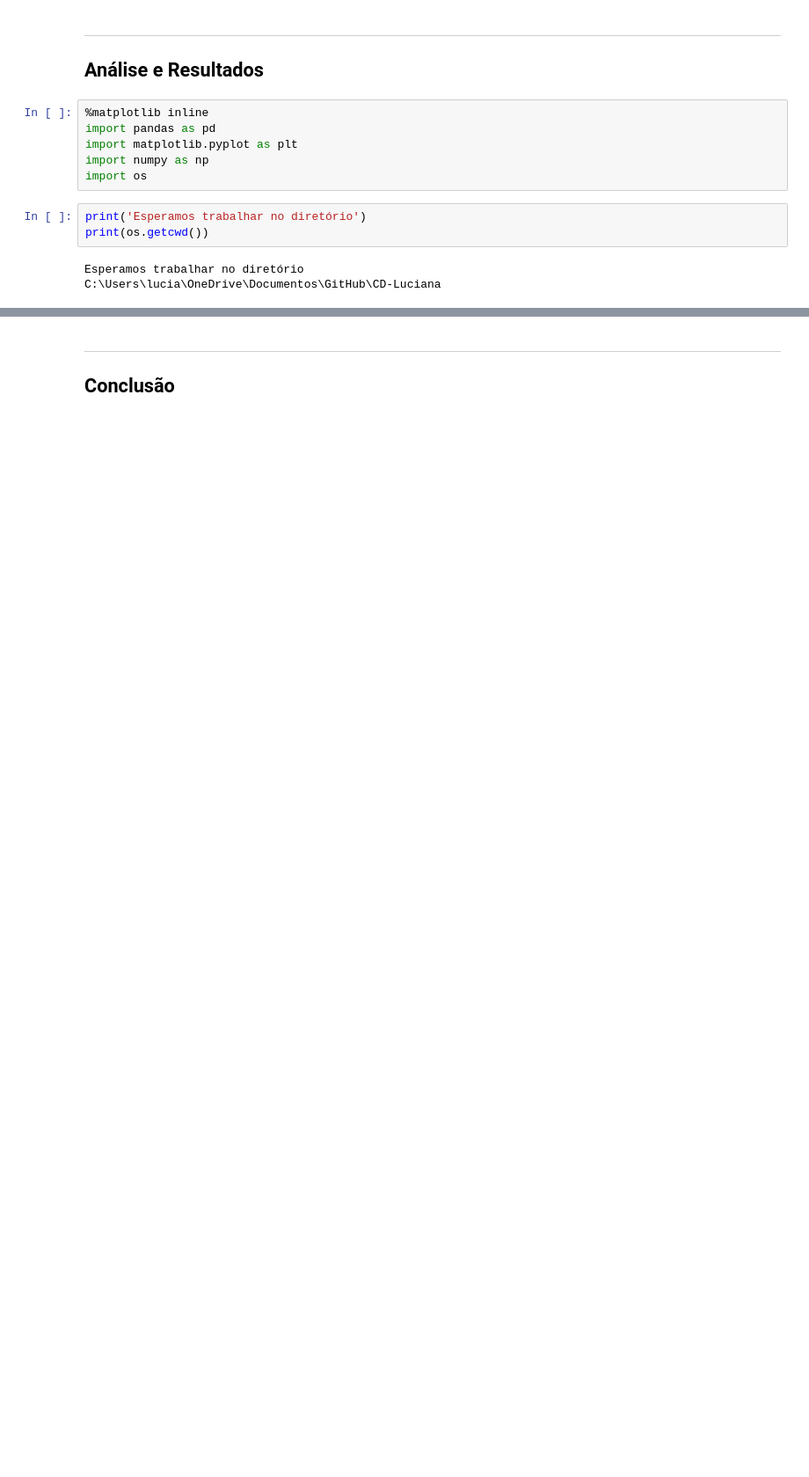
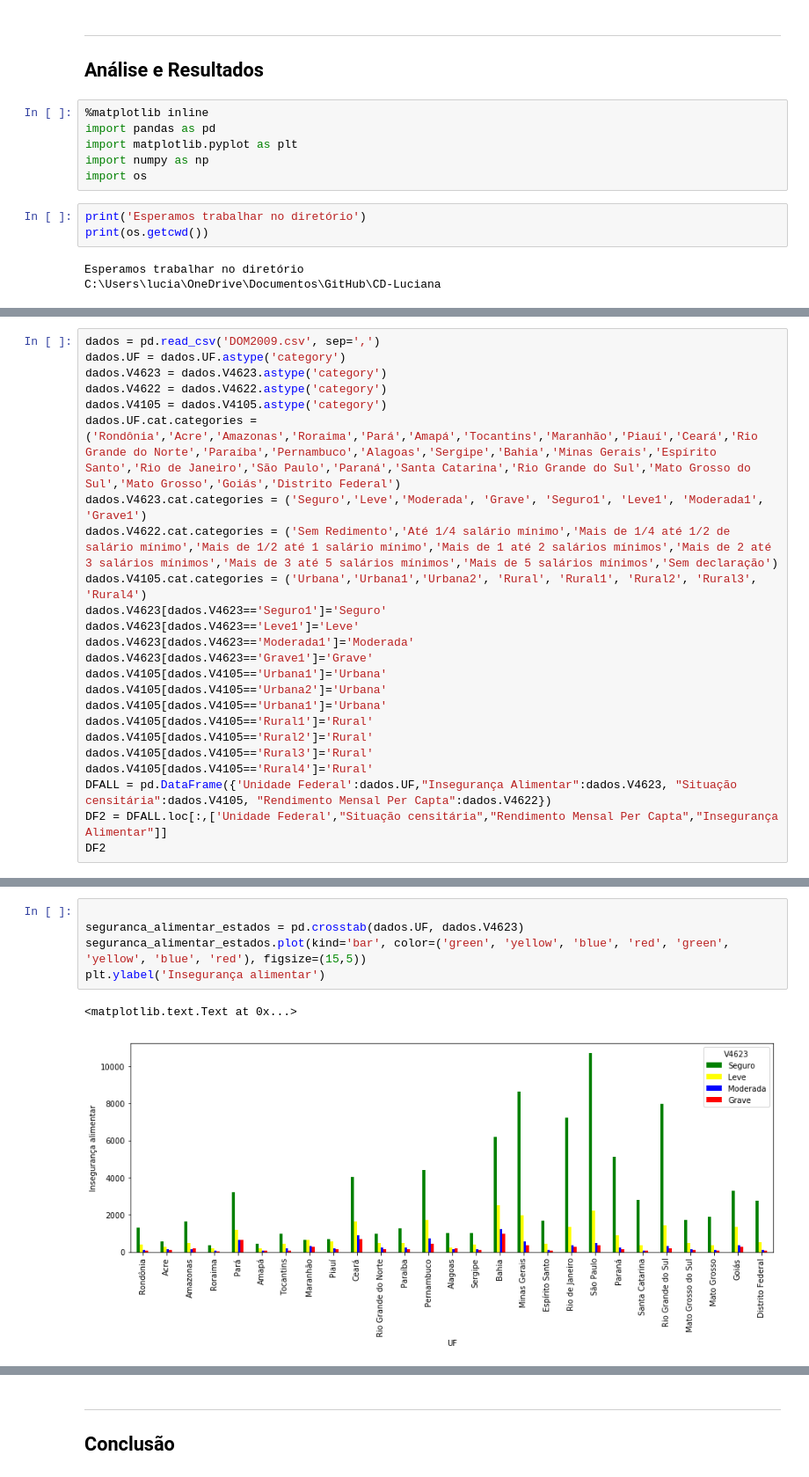
Before and after one commit to Lucianacadef/CD-Luciana, a Jupyter notebook: Projeto1 Layout.ipynb, the cells around one changed output, grey strips where cells are left out. Shown at 88% size. Drawn from its saved outputs; the diff is of its cells as text; blank space fills up the shorter version.

Commit message:
Add files via upload
Finalização do projeto: últimos gráficos, explicações e conclusão. Obs: meu arquivo do Projeto1 de Ciência dos Dados em csv não carregou no git pois foi considerado muito grande.

```diff
--- a/Projeto1 Layout.ipynb
+++ b/Projeto1 Layout.ipynb
@@ -54,0 +28,24 @@ dados_resumidos
+# %%
+dados = pd.read_csv('DOM2009.csv', sep=',')
+dados.UF = dados.UF.astype('category')
+dados.V4623 = dados.V4623.astype('category')
+dados.V4622 = dados.V4622.astype('category')
+dados.V4105 = dados.V4105.astype('category')
+dados.UF.cat.categories = ('Rondônia','Acre','Amazonas','Roraima','Pará','Amapá','Tocantins','Maranhão','Piauí','Ceará','Rio Grande do Norte','Paraíba','Pernambuco','Alagoas','Sergipe','Bahia','Minas Gerais','Espírito Santo','Rio de Janeiro','São Paulo','Paraná','Santa Catarina','Rio Grande do Sul','Mato Grosso do Sul','Mato Grosso','Goiás','Distrito Federal')
+dados.V4623.cat.categories = ('Seguro','Leve','Moderada', 'Grave', 'Seguro1', 'Leve1', 'Moderada1', 'Grave1')
+dados.V4622.cat.categories = ('Sem Redimento','Até 1/4 salário mínimo','Mais de 1/4 até 1/2 de salário mínimo','Mais de 1/2 até 1 salário mínimo','Mais de 1 até 2 salários mínimos','Mais de 2 até 3 salários mínimos','Mais de 3 até 5 salários mínimos','Mais de 5 salários mínimos','Sem declaração')
+dados.V4105.cat.categories = ('Urbana','Urbana1','Urbana2', 'Rural', 'Rural1', 'Rural2', 'Rural3', 'Rural4')
+dados.V4623[dados.V4623=='Seguro1']='Seguro'
+dados.V4623[dados.V4623=='Leve1']='Leve'
+dados.V4623[dados.V4623=='Moderada1']='Moderada'
+dados.V4623[dados.V4623=='Grave1']='Grave'
+dados.V4105[dados.V4105=='Urbana1']='Urbana'
+dados.V4105[dados.V4105=='Urbana2']='Urbana'
+dados.V4105[dados.V4105=='Urbana1']='Urbana'
+dados.V4105[dados.V4105=='Rural1']='Rural'
+dados.V4105[dados.V4105=='Rural2']='Rural'
+dados.V4105[dados.V4105=='Rural3']='Rural'
+dados.V4105[dados.V4105=='Rural4']='Rural'
+DFALL = pd.DataFrame({'Unidade Federal':dados.UF,"Insegurança Alimentar":dados.V4623, "Situação censitária":dados.V4105, "Rendimento Mensal Per Capta":dados.V4622})
+DF2 = DFALL.loc[:,['Unidade Federal',"Situação censitária","Rendimento Mensal Per Capta","Insegurança Alimentar"]]
+DF2
@@ -54,0 +99,8 @@ dados_resumidos
+# %%
+
+seguranca_alimentar_estados = pd.crosstab(dados.UF, dados.V4623)
+seguranca_alimentar_estados.plot(kind='bar', color=('green', 'yellow', 'blue', 'red', 'green', 'yellow', 'blue', 'red'), figsize=(15,5))
+plt.ylabel('Insegurança alimentar')
+# %% [output]
+<matplotlib.text.Text at 0x...>
+[figure, added]
```
Also changed, not shown: parts of 20 cells of this notebook, 1 other file.
